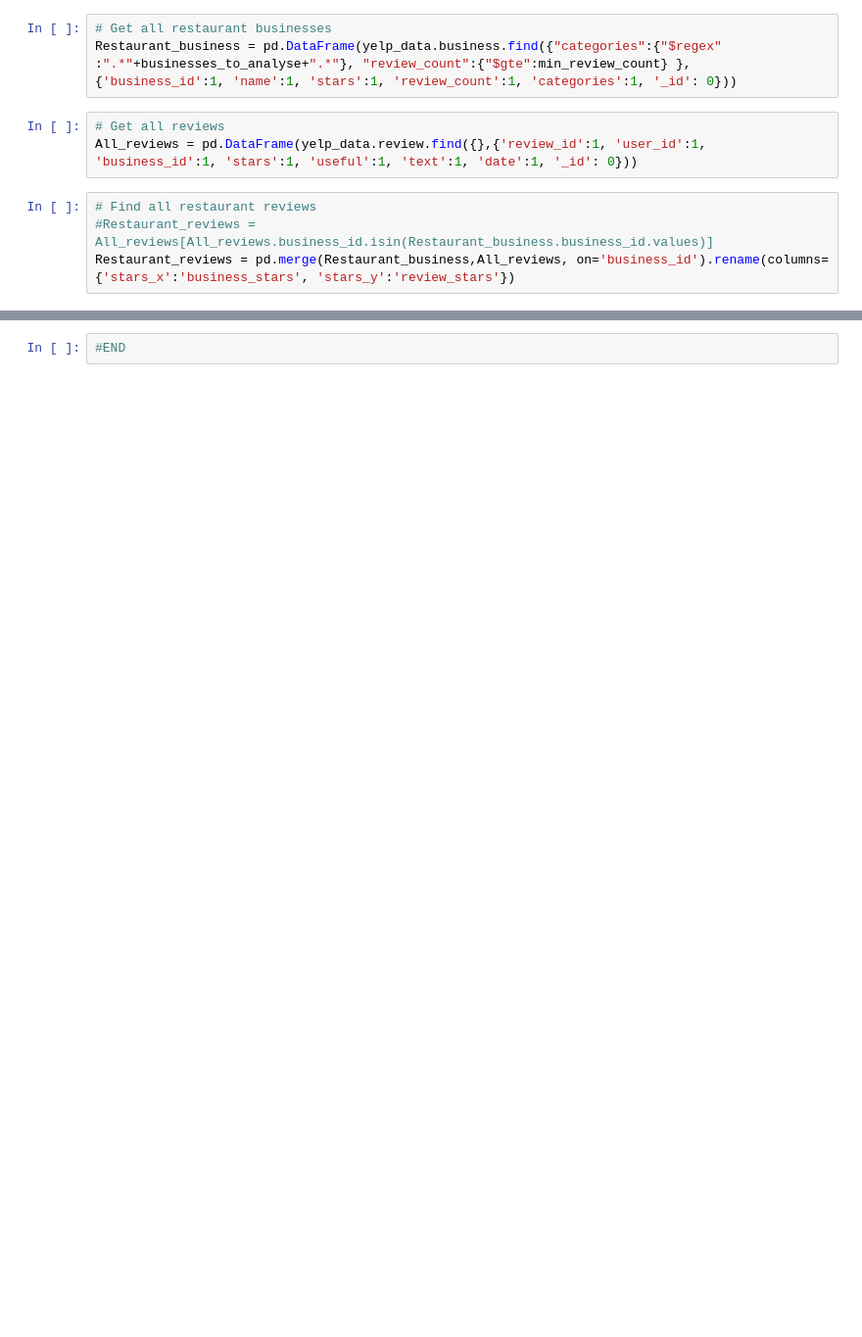
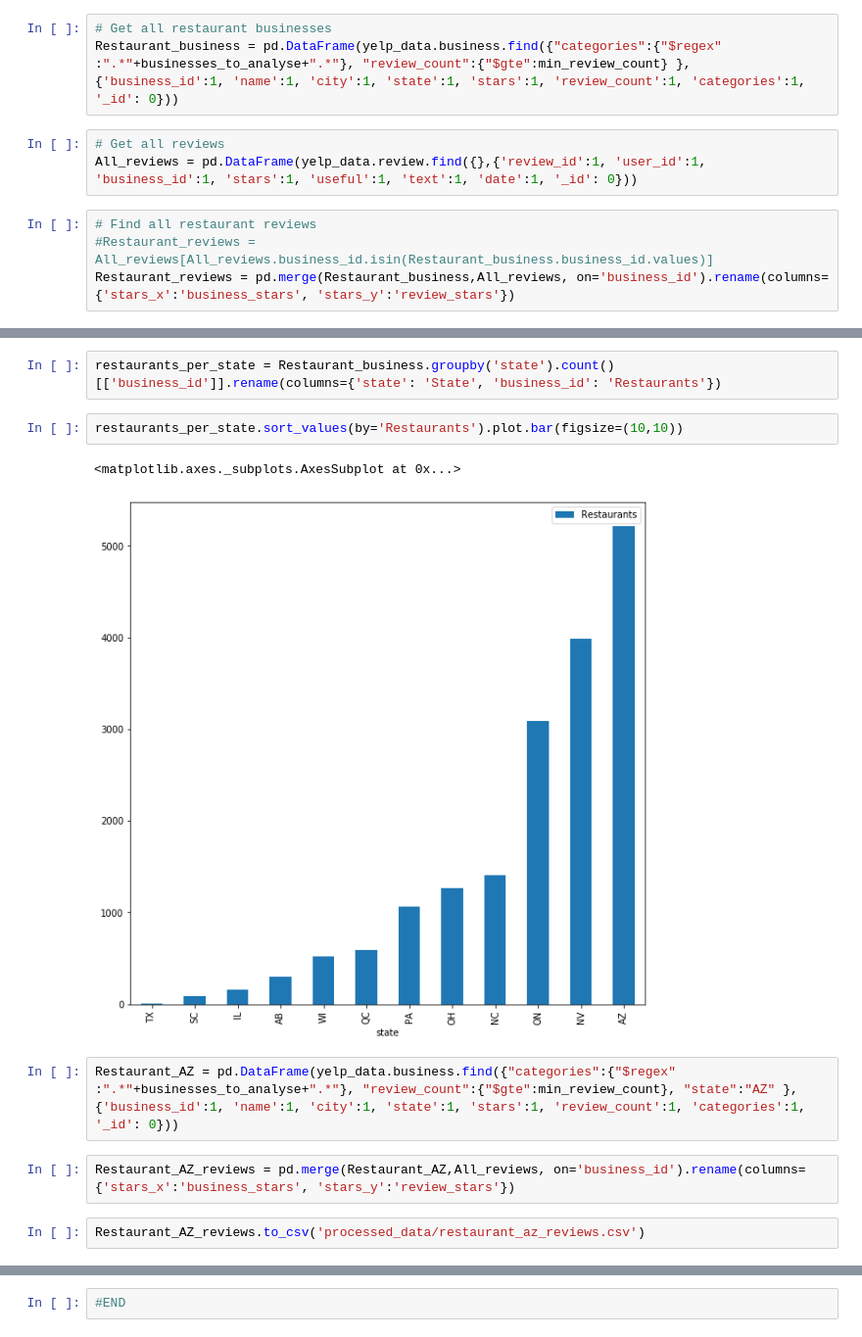
Before and after one commit to AsadBinImtiaz/CS410_UIUC, a Jupyter notebook: prepare_data.ipynb, the cells around one changed output, grey strips where cells are left out. Shown at 98% size. Drawn from its saved outputs; the diff is of its cells as text; blank space fills up the shorter version.

```diff
--- a/prepare_data.ipynb
+++ b/prepare_data.ipynb
@@ -16,7 +17,7 @@ min_review_count = 50
 businesses_to_analyse = 'Restaurants'
 # %%
 # Get all restaurant businesses
-Restaurant_business = pd.DataFrame(yelp_data.business.find({"categories":{"$regex" :".*"+businesses_to_analyse+".*"}, "review_count":{"$gte":min_review_count} },  {'business_id':1, 'name':1, 'stars':1, 'review_count':1, 'categories':1, '_id': 0}))
+Restaurant_business = pd.DataFrame(yelp_data.business.find({"categories":{"$regex" :".*"+businesses_to_analyse+".*"}, "review_count":{"$gte":min_review_count} },  {'business_id':1, 'name':1, 'city':1, 'state':1, 'stars':1, 'review_count':1, 'categories':1, '_id': 0}))
 # %%
 # Get all reviews
 All_reviews = pd.DataFrame(yelp_data.review.find({},{'review_id':1, 'user_id':1, 'business_id':1, 'stars':1, 'useful':1, 'text':1, 'date':1, '_id': 0}))
@@ -66,0 +86,13 @@ plot.title(f'Number of Reviews Per Rating of {businesses_to_analyse}')
+# %%
+restaurants_per_state = Restaurant_business.groupby('state').count()[['business_id']].rename(columns={'state': 'State', 'business_id': 'Restaurants'})
+# %%
+restaurants_per_state.sort_values(by='Restaurants').plot.bar(figsize=(10,10))
+# %% [output]
+<matplotlib.axes._subplots.AxesSubplot at 0x...>
+[figure, added]
+# %%
+Restaurant_AZ = pd.DataFrame(yelp_data.business.find({"categories":{"$regex" :".*"+businesses_to_analyse+".*"}, "review_count":{"$gte":min_review_count}, "state":"AZ" },  {'business_id':1, 'name':1, 'city':1, 'state':1, 'stars':1, 'review_count':1, 'categories':1, '_id': 0}))
+# %%
+Restaurant_AZ_reviews = pd.merge(Restaurant_AZ,All_reviews, on='business_id').rename(columns={'stars_x':'business_stars', 'stars_y':'review_stars'})
+# %%
+Restaurant_AZ_reviews.to_csv('processed_data/restaurant_az_reviews.csv')
```
Also changed, not shown: parts of 14 cells of this notebook, 6 other files.
